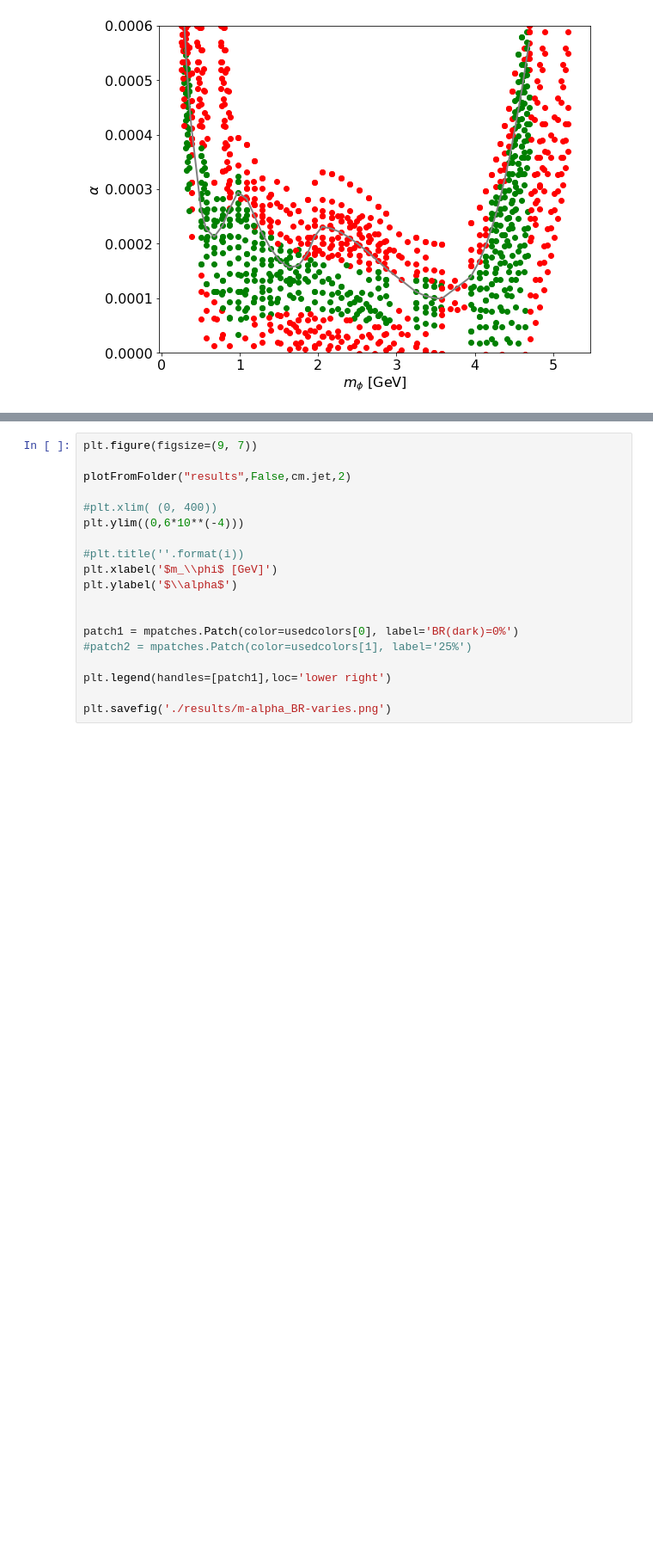
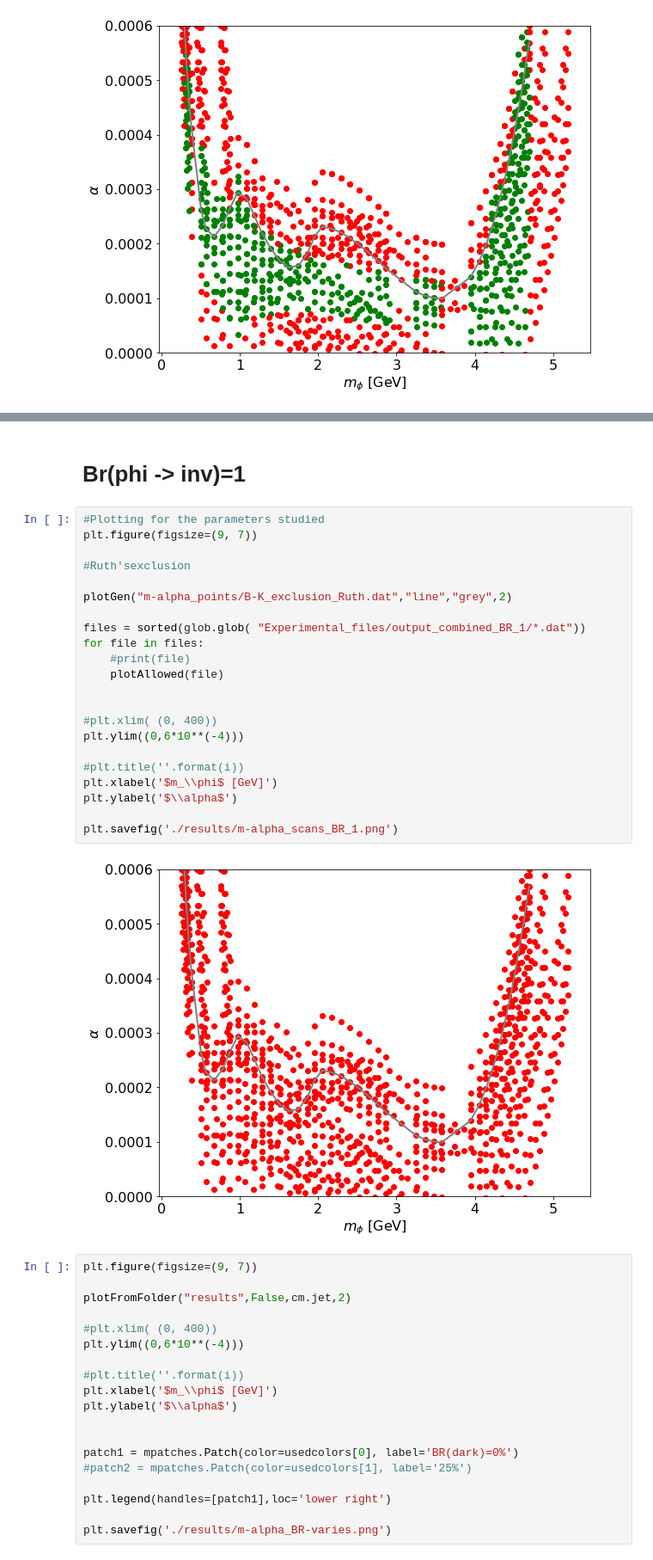
Before and after one commit to anasthesia/B-K, a Jupyter notebook: LHCB_bounds.ipynb, the cells around one changed output, grey strips where cells are left out. Shown at 86% size. Saved outputs shown, nothing was run; the diff lists cells and outputs as text; blank space fills up the shorter version.

```diff
--- a/LHCB_bounds.ipynb
+++ b/LHCB_bounds.ipynb
@@ -115,3 +166,29 @@ plt.savefig('./results/m-alpha_scans.png')
+# %% [markdown]
+# Br(phi -> inv)=1
+# %%
+#Plotting for the parameters studied
+plt.figure(figsize=(9, 7))
+
+#Ruth'sexclusion
+
+plotGen("m-alpha_points/B-K_exclusion_Ruth.dat","line","grey",2)
+
+files = sorted(glob.glob( "Experimental_files/output_combined_BR_1/*.dat"))
+for file in files:
+    #print(file)
+    plotAllowed(file)
+
+
+#plt.xlim( (0, 400))
+plt.ylim((0,6*10**(-4)))
+
+#plt.title(''.format(i))
+plt.xlabel('$m_\\phi$ [GeV]')
+plt.ylabel('$\\alpha$')
+
+plt.savefig('./results/m-alpha_scans_BR_1.png')
+# %% [output]
+[figure, added]
 # %%
 plt.figure(figsize=(9, 7))
 
```
Also changed, not shown: parts of 6 cells of this notebook, 1 other file.
